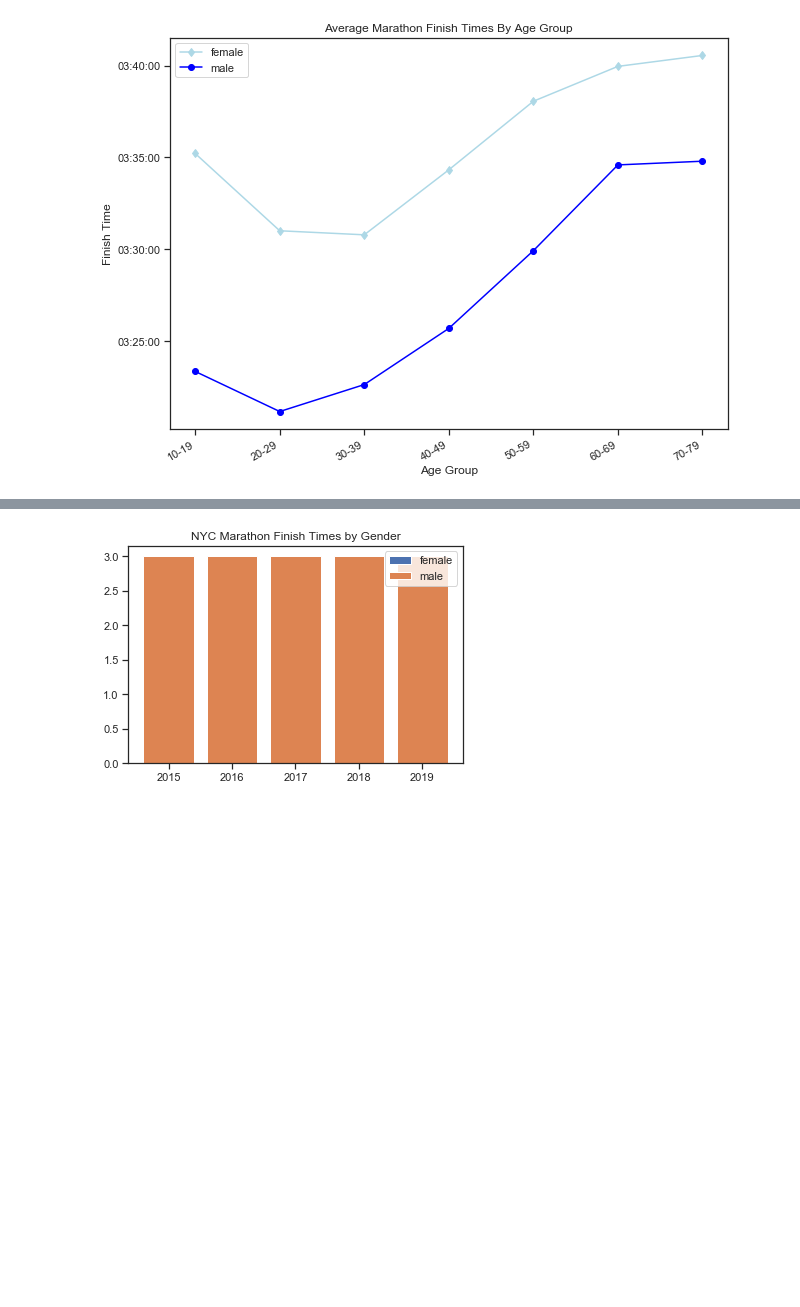
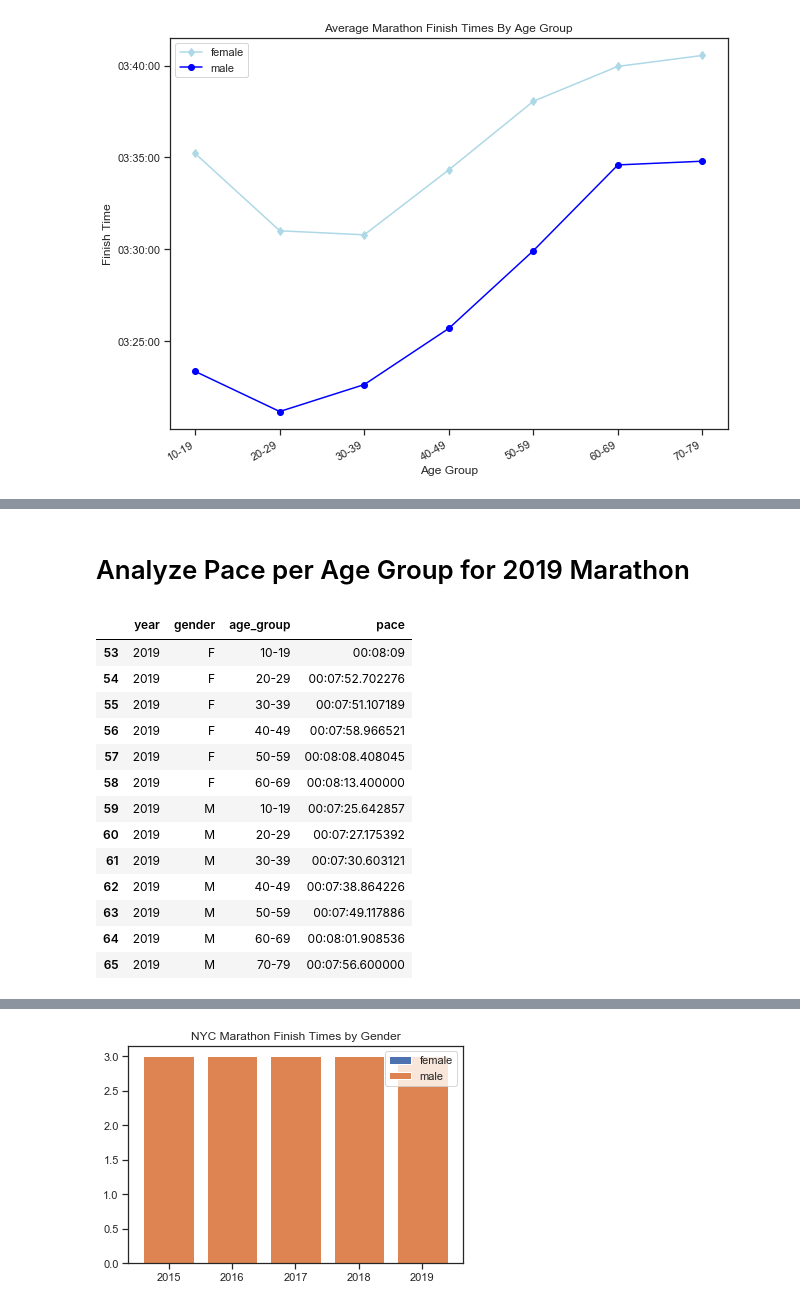
Before and after one commit to nmuldowney/nyc-marathon-capstone, a Jupyter notebook: notebooks/all_marathons_eda.ipynb, the cells around one changed output, grey strips where cells are left out. Cells and saved outputs as stored; diff of their text form; code cells hidden in the pictures; blank space fills up the shorter version.

```diff
--- a/notebooks/all_marathons_eda.ipynb
+++ b/notebooks/all_marathons_eda.ipynb
@@ -503,0 +456,21 @@ ValueError: too many values to unpack (expected 2)
+# %% [markdown]
+# Analyze Pace per Age Group for 2019 Marathon
+# %%
+age_group_pace_2019 = nyc_races.groupby(['year','gender','age_group']).pace.mean().astype('timedelta64[ns]').to_frame().reset_index()#.astype(np.int64).mean()
+age_group_pace_2019 = age_group_pace_2019.loc[(age_group_pace_2019['year']=='2019')]
+age_group_pace_2019
+# %% [output]
+|  | year | gender | age_group | pace |
+| 53 | 2019 | F | 10-19 | 00:08:09 |
+| 54 | 2019 | F | 20-29 | 00:07:52.702276 |
+| 55 | 2019 | F | 30-39 | 00:07:51.107189 |
+| 56 | 2019 | F | 40-49 | 00:07:58.966521 |
+| 57 | 2019 | F | 50-59 | 00:08:08.408045 |
+| 58 | 2019 | F | 60-69 | 00:08:13.400000 |
+| 59 | 2019 | M | 10-19 | 00:07:25.642857 |
+| 60 | 2019 | M | 20-29 | 00:07:27.175392 |
+| 61 | 2019 | M | 30-39 | 00:07:30.603121 |
+| 62 | 2019 | M | 40-49 | 00:07:38.864226 |
+| 63 | 2019 | M | 50-59 | 00:07:49.117886 |
+| 64 | 2019 | M | 60-69 | 00:08:01.908536 |
+| 65 | 2019 | M | 70-79 | 00:07:56.600000 |
```
Also changed, not shown: parts of 12 cells of this notebook, 1 other file.
